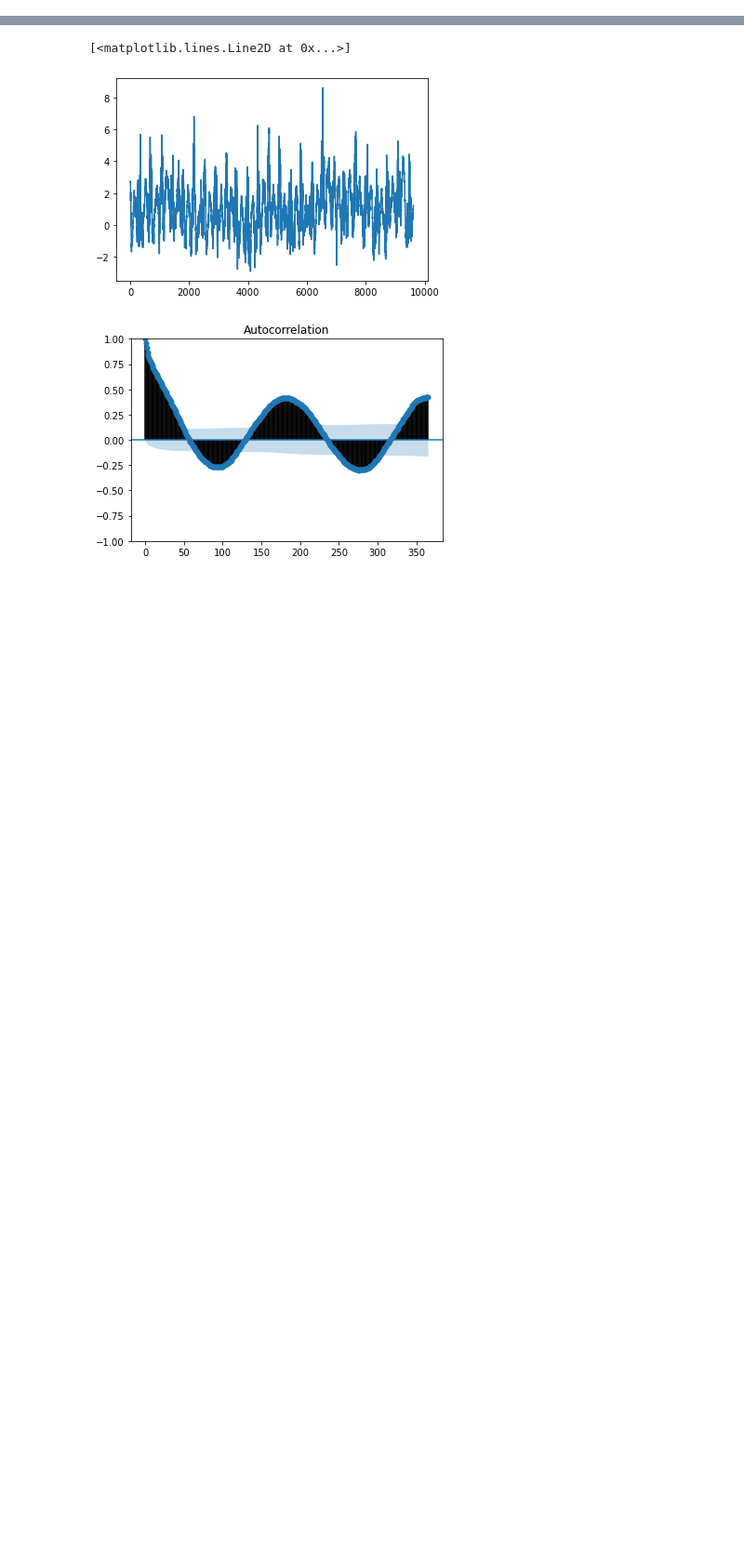
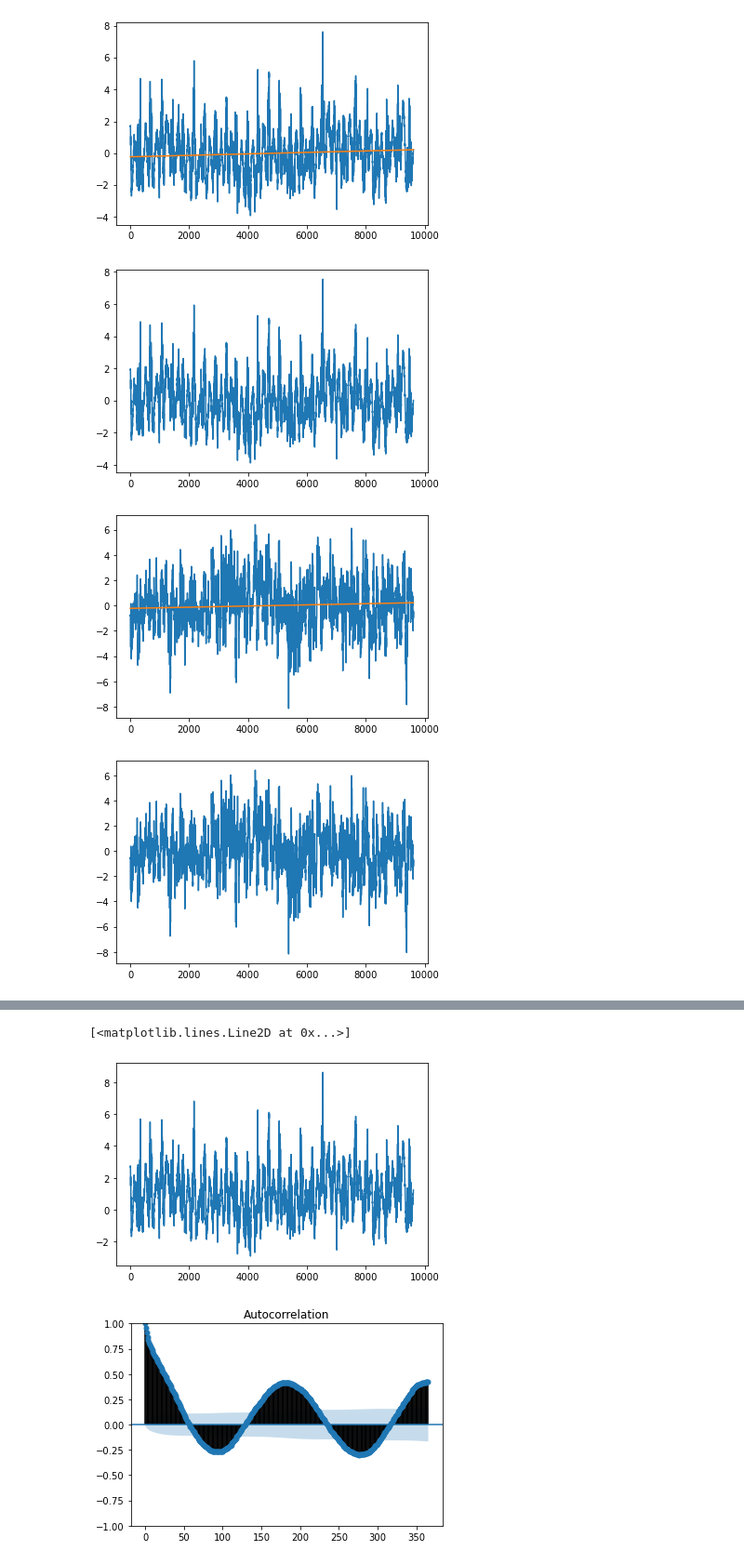
Before and after one commit to BenedettaFrancesconi/GenHack_challenge, a Jupyter notebook: notebooks/ARIMA.ipynb, the cells around one changed output, grey strips where cells are left out. Shown at 93% size. Saved outputs shown, nothing was run; the diff lists cells and outputs as text; code cells hidden in the pictures; blank space fills up the shorter version.

```diff
--- a/notebooks/ARIMA.ipynb
+++ b/notebooks/ARIMA.ipynb
@@ -24,0 +47,32 @@ df['s6_const'] = df['s6']+1
+# %%
+from pandas import read_csv
+from pandas import datetime
+from sklearn.linear_model import LinearRegression
+from matplotlib import pyplot
+import numpy
+
+# fit linear model
+for name, value in li.items():
+    tr = pd.DataFrame()
+    series = df[name]
+    X = [i for i in range(0, len(series))]
+    X = numpy.reshape(X, (len(X), 1))
+    y = series.values
+    model = LinearRegression()
+    model.fit(X, y)
+    # calculate trend
+    tr[name] = model.predict(X)
+    # plot trend
+    pyplot.plot(y)
+    pyplot.plot(trend)
+    pyplot.show()
+    # detrend
+    detrended = [y[i]-trend[i] for i in range(0, len(series))]
+    # plot detrended
+    pyplot.plot(detrended)
+    pyplot.show()
+# %% [output]
+[figure, added]
+[figure, added]
+[figure, added]
+[figure, added]
```
Also changed, not shown: parts of 14 cells of this notebook.
